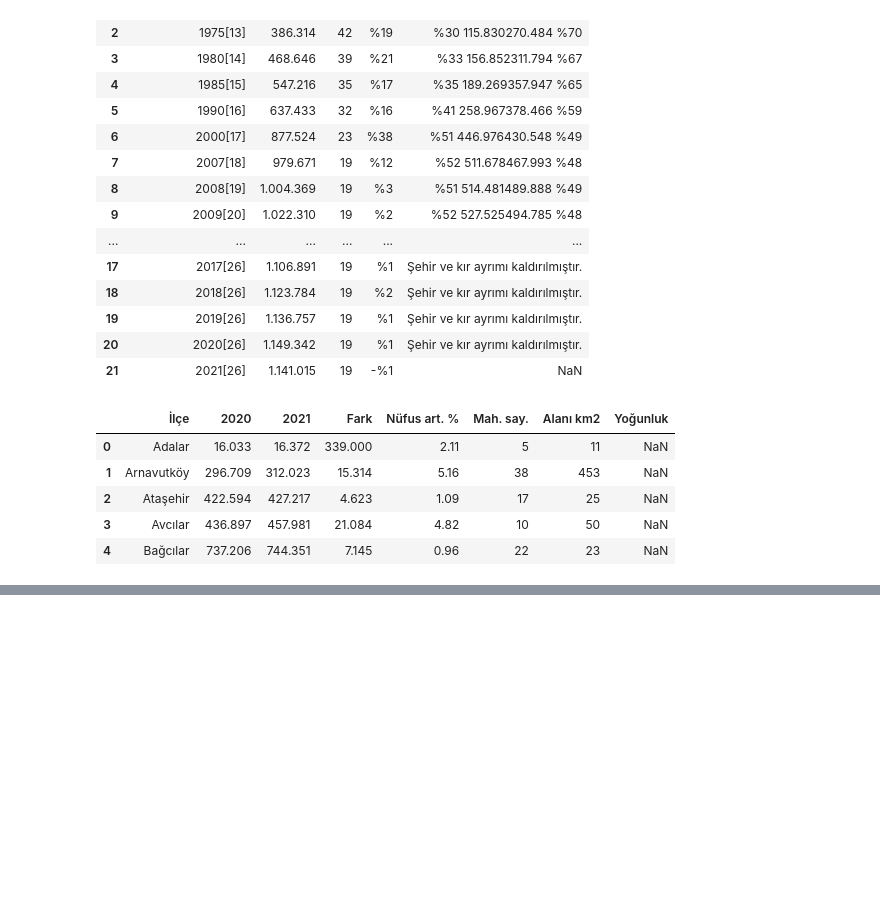
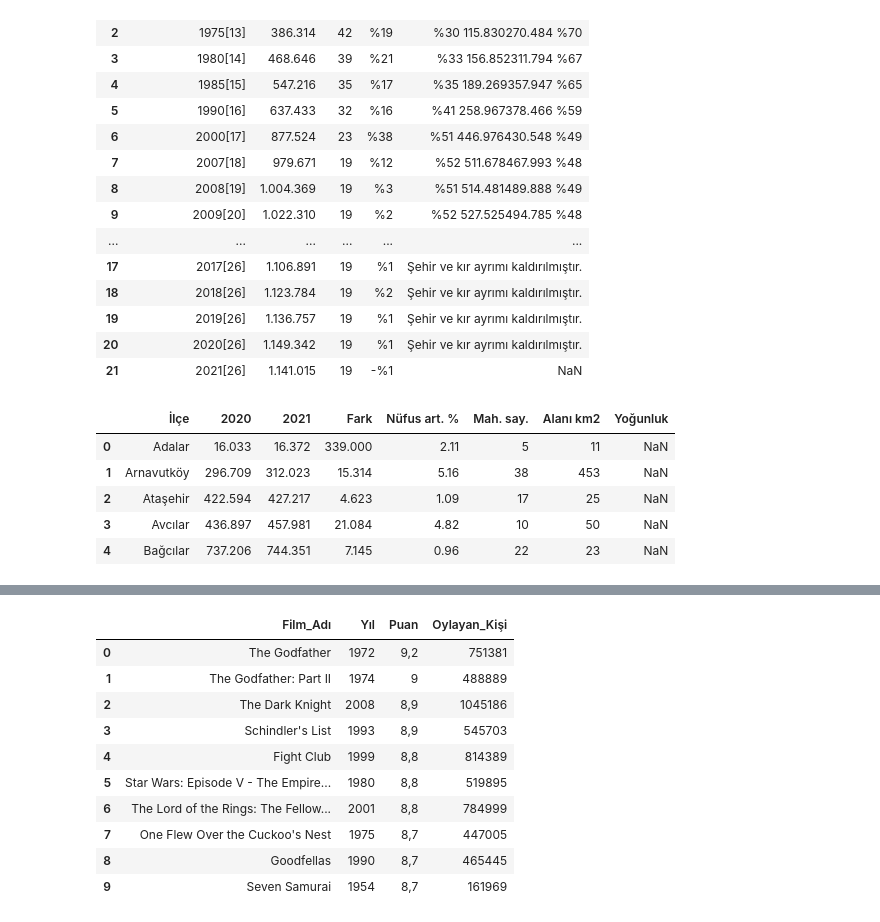
Before and after one commit to mhalil/Pandas_Notlari, a Jupyter notebook: Veri_cercevsi_olustur_veya_ice_aktar.ipynb, the cells around one changed output, grey strips where cells are left out. Drawn from its saved outputs; the diff is of its cells as text; code cells hidden in the pictures; blank space fills up the shorter version.

```diff
--- a/Veri_cercevsi_olustur_veya_ice_aktar.ipynb
+++ b/Veri_cercevsi_olustur_veya_ice_aktar.ipynb
@@ -207,0 +366,15 @@ pano.head()
+# %%
+basliksiz = pd.read_excel("/home/halil/GitHub-mhalil/Pandas_Notlari/Veri_Setleri/SatırAtla.xlsx", skiprows=[0,1,2,3,5,8,10,12])
+basliksiz.head(10)
+# %% [output]
+|  | Film_Adı | Yıl | Puan | Oylayan_Kişi |
+| 0 | The Godfather | 1972 | 9,2 | 751381 |
+| 1 | The Godfather: Part II | 1974 | 9 | 488889 |
+| 2 | The Dark Knight | 2008 | 8,9 | 1045186 |
+| 3 | Schindler's List | 1993 | 8,9 | 545703 |
+| 4 | Fight Club | 1999 | 8,8 | 814389 |
+| 5 | Star Wars: Episode V - The Empire... | 1980 | 8,8 | 519895 |
+| 6 | The Lord of the Rings: The Fellow... | 2001 | 8,8 | 784999 |
+| 7 | One Flew Over the Cuckoo's Nest | 1975 | 8,7 | 447005 |
+| 8 | Goodfellas | 1990 | 8,7 | 465445 |
+| 9 | Seven Samurai | 1954 | 8,7 | 161969 |
```
Also changed, not shown: parts of 25 cells of this notebook, 8 other files.
